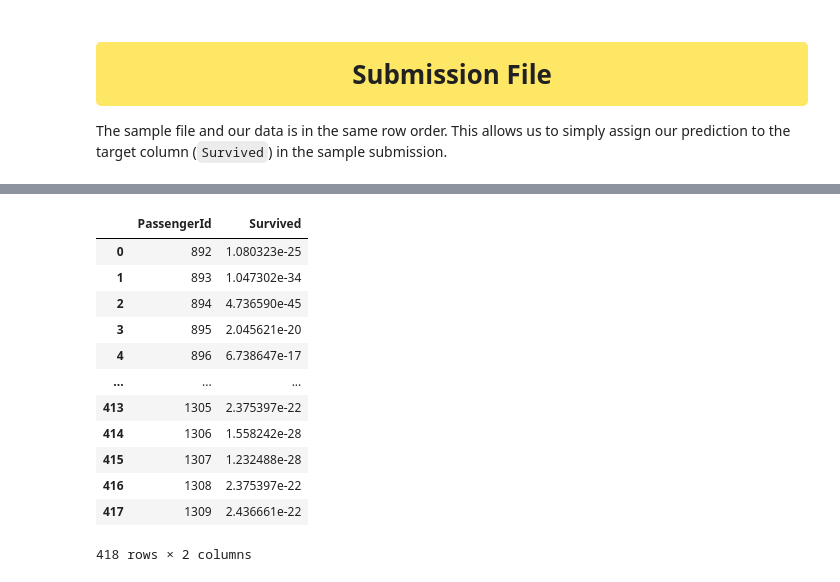
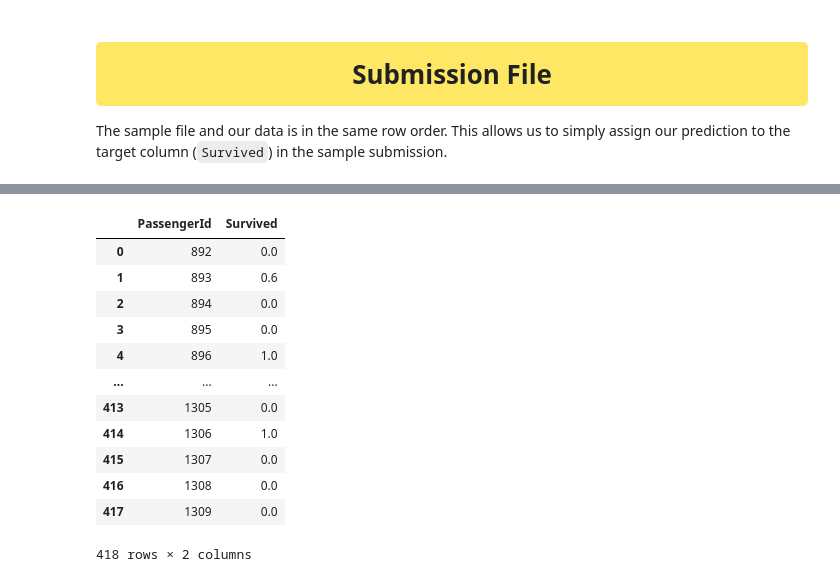
Before and after one commit to melling/ml-kaggle-titanic, a Jupyter notebook: logistic-regression-series.ipynb, the cells around one changed output, grey strips where cells are left out. Saved outputs shown, nothing was run; the diff lists cells and outputs as text; code cells hidden in the pictures.

```diff
--- a/logistic-regression-series.ipynb
+++ b/logistic-regression-series.ipynb
@@ -712,4 +638,4 @@ Now that we have trained the model, we can make inferences on data we have not s
 # %%
-preds = model.predict(X_test)
-preds[:10]
+preds_test = model.predict(X_test)
+preds_test
 # %% [output]
@@ -720,7 +664,7 @@ array([0, 0, 0, 0, 0, 0, 0, 0, 0, 0])
 
 The sample file and our data is in the same row order.  This allows us to simply assign our prediction to the target column (`Survived`) in the sample submission.
 # %%
-sample_submission["Survived"] = preds
+sample_submission["Survived"] = preds_test
 sample_submission.to_csv("submission.csv", index=False)
 sample_submission
 # %% [output]
@@ -796,7 +740,7 @@ for fold, (train_idx, valid_idx) in enumerate(kf.split(X=X, y=y)):
 
     # Predictions for Test Data
     print("--- Predicting Test Data ---")
-    test_preds = model.predict_proba(X_test)[:, -1]
+    test_preds = model.predict(X_test)
 
     final_test_predictions.append(test_preds)
     print(f"Fold={fold+1}, Accuracy: {accuracy:.8f}, Run Time: {run_time:.2f}\n")
@@ -853,3 +797,6 @@ final_valid_predictions.to_csv("train_pred_1.csv", index=False)
 </div>
 
 The sample file and our data is in the same row order.  This allows us to simply assign our prediction to the target column (`Survived`) in the sample submission.
+# %%
+m = np.mean(np.column_stack(final_test_predictions), axis=1)
+m
@@ -856,18 +821,18 @@ The sample file and our data is in the same row order.  This allows us to simply
 # %%
-sample_submission["Survived"] = np.mean(np.column_stack(final_test_predictions), axis=1)
+sample_submission["Survived"] = m
 sample_submission.to_csv("submission_cv.csv", index=False)
 sample_submission
 # %% [output]
 |  | PassengerId | Survived |
-| 0 | 892 | 1.080323e-25 |
-| 1 | 893 | 1.047302e-34 |
-| 2 | 894 | 4.736590e-45 |
-| 3 | 895 | 2.045621e-20 |
-| 4 | 896 | 6.738647e-17 |
+| 0 | 892 | 0.0 |
+| 1 | 893 | 0.6 |
+| 2 | 894 | 0.0 |
+| 3 | 895 | 0.0 |
+| 4 | 896 | 1.0 |
 | ... | ... | ... |
-| 413 | 1305 | 2.375397e-22 |
-| 414 | 1306 | 1.558242e-28 |
-| 415 | 1307 | 1.232488e-28 |
-| 416 | 1308 | 2.375397e-22 |
-| 417 | 1309 | 2.436661e-22 |
+| 413 | 1305 | 0.0 |
+| 414 | 1306 | 1.0 |
+| 415 | 1307 | 0.0 |
+| 416 | 1308 | 0.0 |
+| 417 | 1309 | 0.0 |
 418 rows × 2 columns
```
Also changed, not shown: parts of 42 cells of this notebook.
